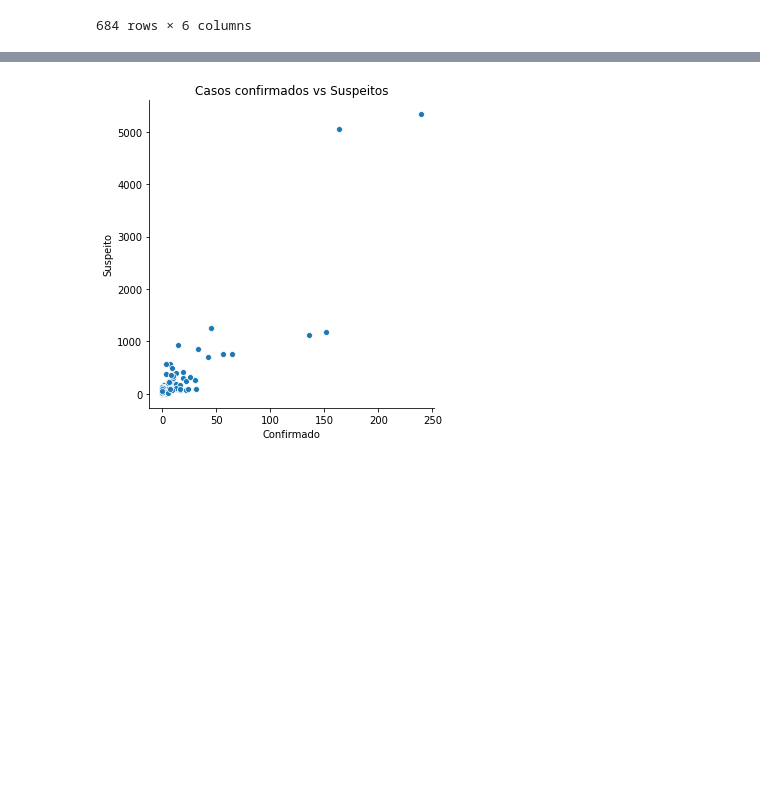
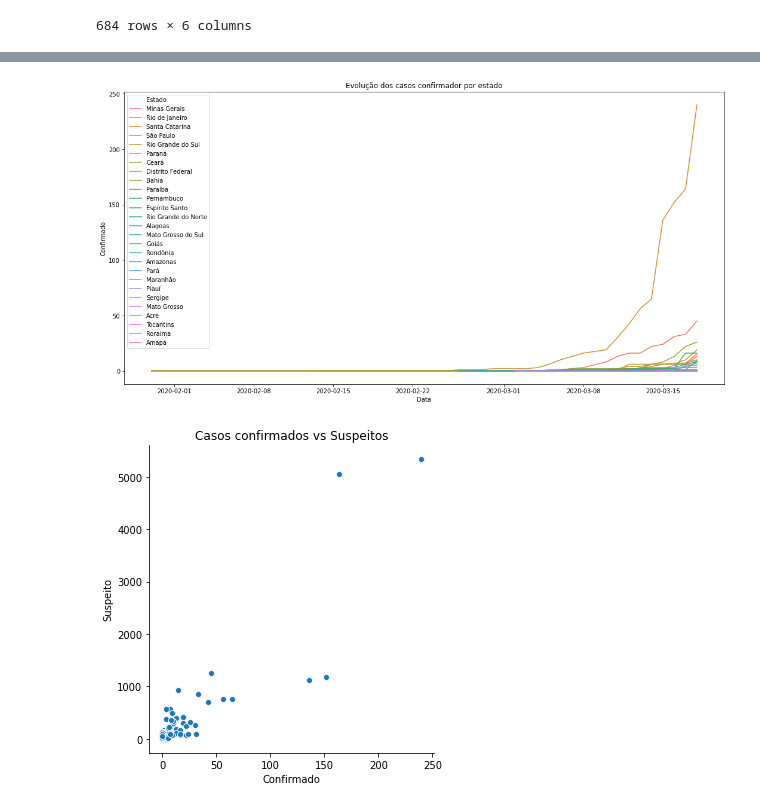
Before and after one commit to pedrodatascientist/Cienciadedados, a Jupyter notebook: Corona_virus.ipynb, the cells around one changed output, grey strips where cells are left out. Cells and saved outputs as stored; diff of their text form; code cells hidden in the pictures; blank space fills up the shorter version.

```diff
--- a/Corona_virus.ipynb
+++ b/Corona_virus.ipynb
@@ -95,3 +92,9 @@ To register the converters:
+# %%
+plt.subplots(figsize=(18, 9));
+barras = sns.lineplot(x='Data',y='Confirmado', hue="Estado",data=dfconvid);
+plt.title('Evolução dos casos confirmador por estado');
+# %% [output]
+[figure, added]
 # %%
 sns.relplot(x='Confirmado', y='Suspeito', data=dfconvid, sizes=10);
 plt.title('Casos confirmados vs Suspeitos');
```
Also changed, not shown: parts of 4 cells of this notebook.
